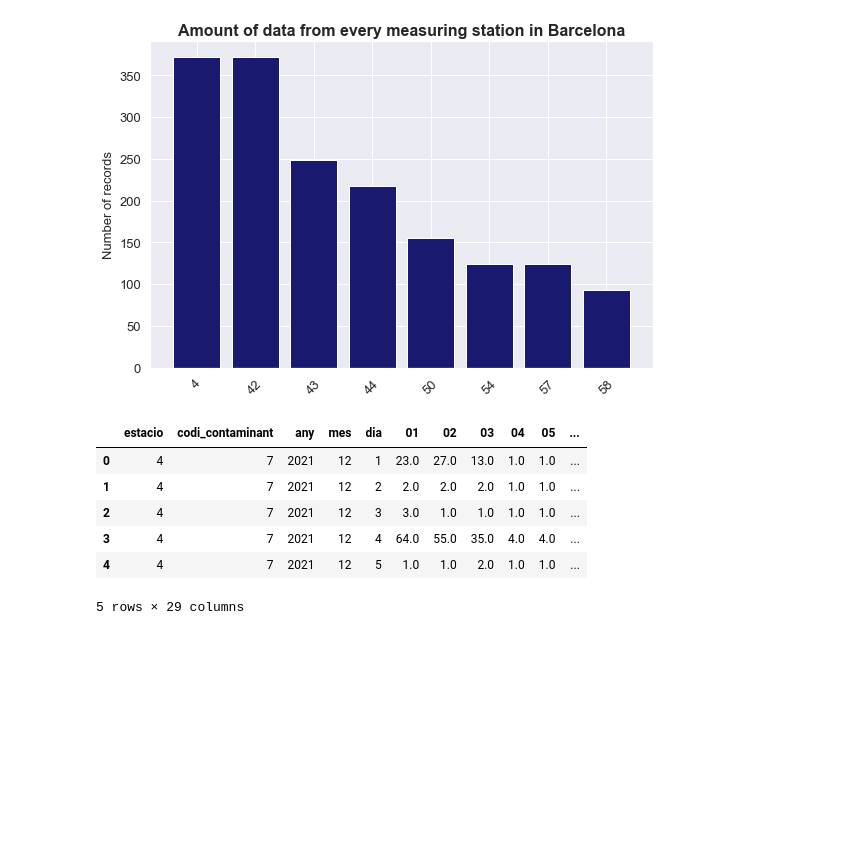
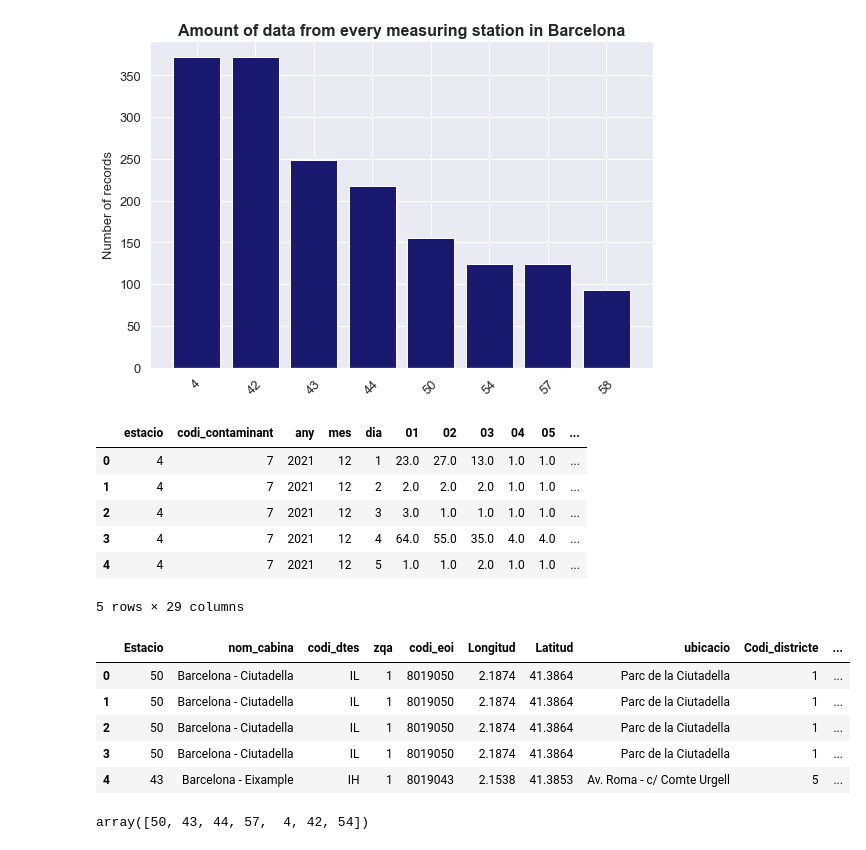
Before and after one commit to marc-soler/Ironhack_lab_work, a Jupyter notebook: Activities/Air Quality/air_quality_analysis_bcn.ipynb, the cells around one changed output. Drawn from its saved outputs; the diff is of its cells as text; code cells hidden in the pictures; blank space fills up the shorter version.

```diff
--- a/Activities/Air Quality/air_quality_analysis_bcn.ipynb
+++ b/Activities/Air Quality/air_quality_analysis_bcn.ipynb
@@ -59,3 +59,18 @@ df.head()
 | 3 | 4 | 7 | 2021 | 12 | 4 | 64.0 | 55.0 | 35.0 | 4.0 | 4.0 | ... |
 | 4 | 4 | 7 | 2021 | 12 | 5 | 1.0 | 1.0 | 2.0 | 1.0 | 1.0 | ... |
 5 rows × 29 columns
+# %%
+stations.head()
+# %% [output]
+|  | Estacio | nom_cabina | codi_dtes | zqa | codi_eoi | Longitud | Latitud | ubicacio | Codi_districte | ... |
+| 0 | 50 | Barcelona - Ciutadella | IL | 1 | 8019050 | 2.1874 | 41.3864 | Parc de la Ciutadella | 1 | ... |
+| 1 | 50 | Barcelona - Ciutadella | IL | 1 | 8019050 | 2.1874 | 41.3864 | Parc de la Ciutadella | 1 | ... |
+| 2 | 50 | Barcelona - Ciutadella | IL | 1 | 8019050 | 2.1874 | 41.3864 | Parc de la Ciutadella | 1 | ... |
+| 3 | 50 | Barcelona - Ciutadella | IL | 1 | 8019050 | 2.1874 | 41.3864 | Parc de la Ciutadella | 1 | ... |
+| 4 | 43 | Barcelona - Eixample | IH | 1 | 8019043 | 2.1538 | 41.3853 | Av. Roma - c/ Comte Urgell | 5 | ... |
+# %%
+stations = stations[['Estacio', 'nom_cabina', 'Longitud', 'Latitud']]
+stations.head()
+stations.Estacio.unique()
+# %% [output]
+array([50, 43, 44, 57,  4, 42, 54])
```
Also changed, not shown: parts of 10 cells of this notebook, 11 other files.
